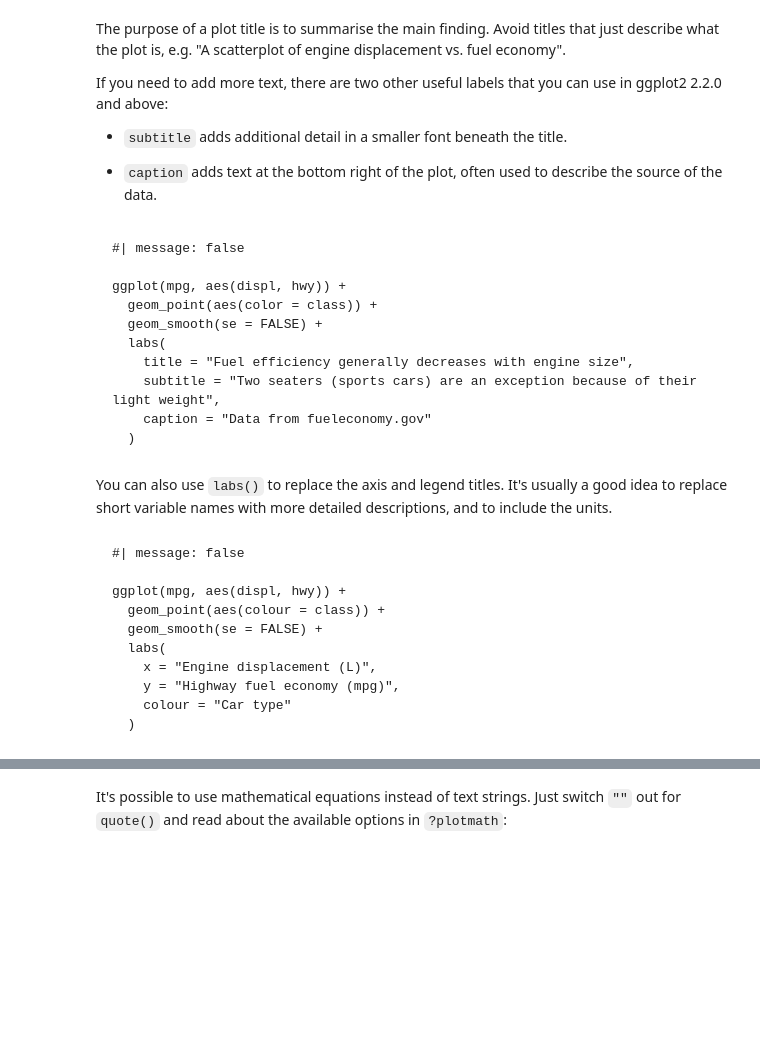
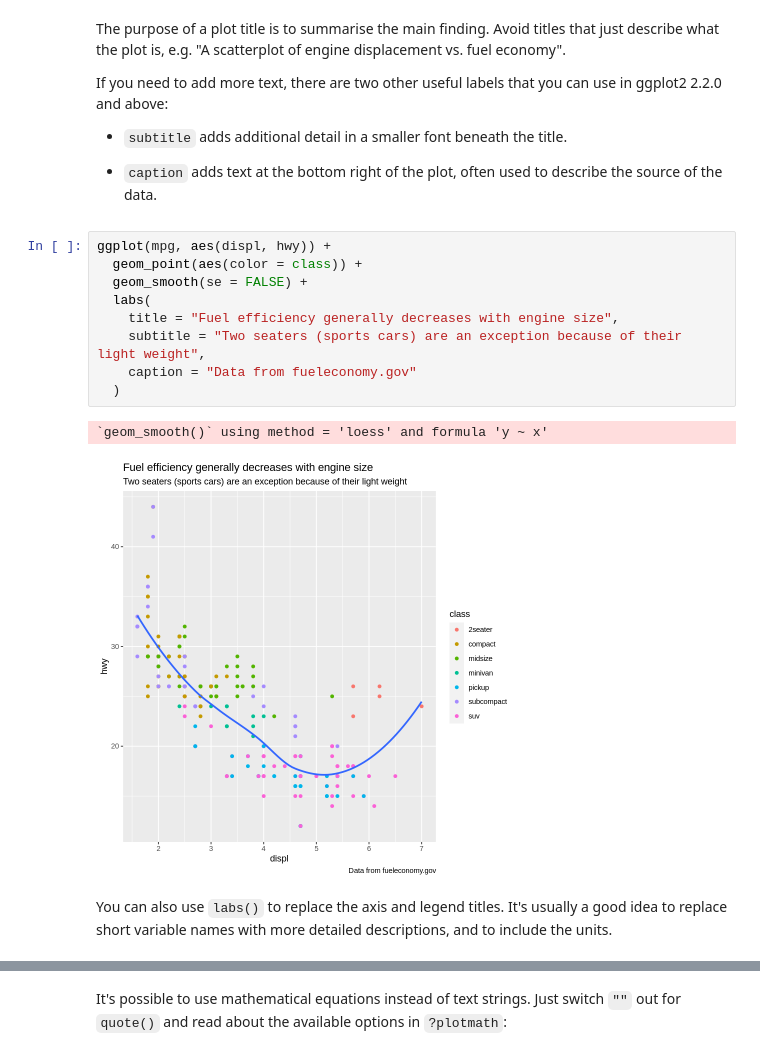
Before and after one commit to fralfaro/r4ds-book, a Jupyter notebook: docs/28_graphics_for_communication.ipynb, the cells around one changed output, grey strips where cells are left out. Drawn from its saved outputs; the diff is of its cells as text; blank space fills up the shorter version.

````diff
--- a/docs/28_graphics_for_communication.ipynb
+++ b/docs/28_graphics_for_communication.ipynb
@@ -63,35 +69,19 @@ If you need to add more text, there are two other useful labels that you can use
 -   `subtitle` adds additional detail in a smaller font beneath the title.
 
 -   `caption` adds text at the bottom right of the plot, often used to describe the source of the data.
-# %% [markdown]
-
-```{r}
-#| message: false
-
-ggplot(mpg, aes(displ, hwy)) +
-  geom_point(aes(color = class)) +
-  geom_smooth(se = FALSE) +
-  labs(
-    title = "Fuel efficiency generally decreases with engine size",
-    subtitle = "Two seaters (sports cars) are an exception because of their light weight",
-    caption = "Data from fueleconomy.gov"
-  )
-```
+# %%
+ggplot(mpg, aes(displ, hwy)) +
+  geom_point(aes(color = class)) +
+  geom_smooth(se = FALSE) +
+  labs(
+    title = "Fuel efficiency generally decreases with engine size",
+    subtitle = "Two seaters (sports cars) are an exception because of their light weight",
+    caption = "Data from fueleconomy.gov"
+  )
+# %% [output]
+`geom_smooth()` using method = 'loess' and formula 'y ~ x'
+[figure, added]
 # %% [markdown]
 
 You can also use `labs()` to replace the axis and legend titles.
 It's usually a good idea to replace short variable names with more detailed descriptions, and to include the units.
-# %% [markdown]
-
-```{r}
-#| message: false
-
-ggplot(mpg, aes(displ, hwy)) +
-  geom_point(aes(colour = class)) +
-  geom_smooth(se = FALSE) +
-  labs(
-    x = "Engine displacement (L)",
-    y = "Highway fuel economy (mpg)",
-    colour = "Car type"
-  )
-```
````
Also changed, not shown: parts of 70 cells of this notebook.
